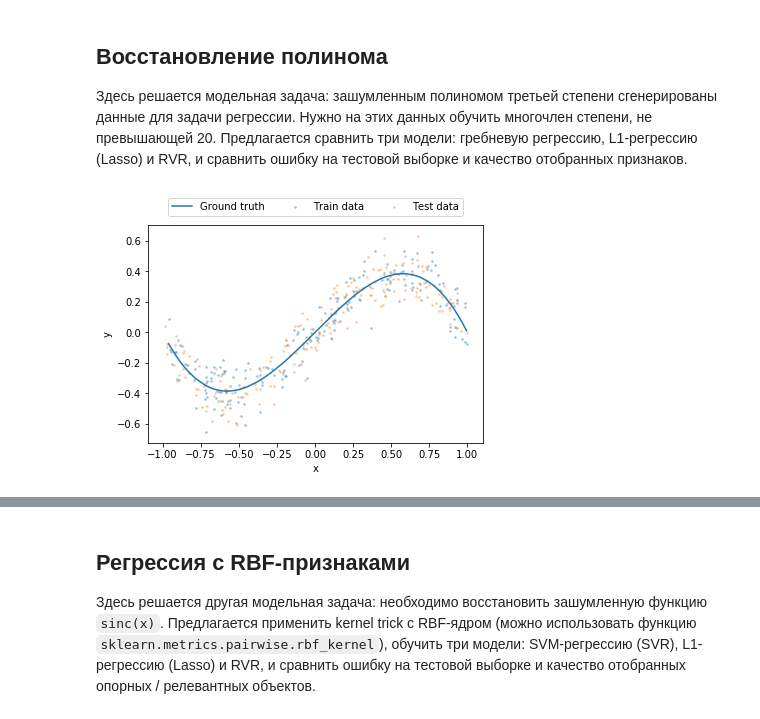
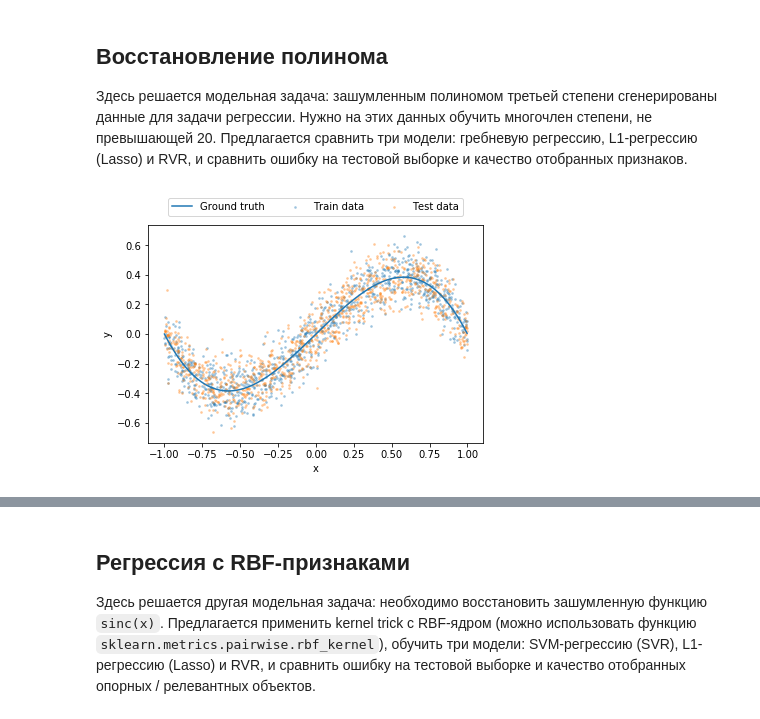
Before and after one commit to Muhamob/bmmo-2019-Fall, a Jupyter notebook: hw/lab_1/relevance_vector_regression.ipynb, the cells around one changed output, grey strips where cells are left out. Drawn from its saved outputs; the diff is of its cells as text; code cells hidden in the pictures.

```diff
--- a/hw/lab_1/relevance_vector_regression.ipynb
+++ b/hw/lab_1/relevance_vector_regression.ipynb
@@ -136,36 +168,36 @@ def fit_rvr(X, t, max_iter=10000):
 # %%
 # Data generation
 
 def gen_batch(n, w, beta):
     d = len(w)
     X = np.random.uniform(-1, 1, (n, 1))
     X = np.sort(X, axis=0)
     X = np.hstack([X ** i for i in range(d)])
     t = X.dot(w) + np.random.normal(size=n) / beta ** 0.5
     return X, t
 
-n = 200
-d = 21
+n = 1000
+d = 100
 w_true = np.zeros(d)
 w_true[1] = 1
 w_true[3] = -1
 beta_true = 100
 
 X_train, t_train = gen_batch(n, w_true, beta_true)
 X_test, t_test = gen_batch(n, w_true, beta_true)
 
 # Visualization
 fig, ax = plt.subplots()
 ax.scatter(X_train[:, 1], t_train, s=3, label='Train data', alpha=0.3)
 ax.scatter(X_test[:, 1], t_test, s=3, label='Test data', alpha=0.3)
 ax.plot(X_train[:, 1], X_train.dot(w_true), label='Ground truth')
 
 ax.set_xlabel('x')
 ax.set_ylabel('y')
 ax.legend(ncol=3, loc=9, bbox_to_anchor=(0.5, 1.15))
 plt.show()
 # %% [output]
-[figure, old version]
+[figure, new version]
 # %%
 # Relevance Vector Regression
 # 413/4
```
Also changed, not shown: parts of 11 cells of this notebook, 1 other file.
